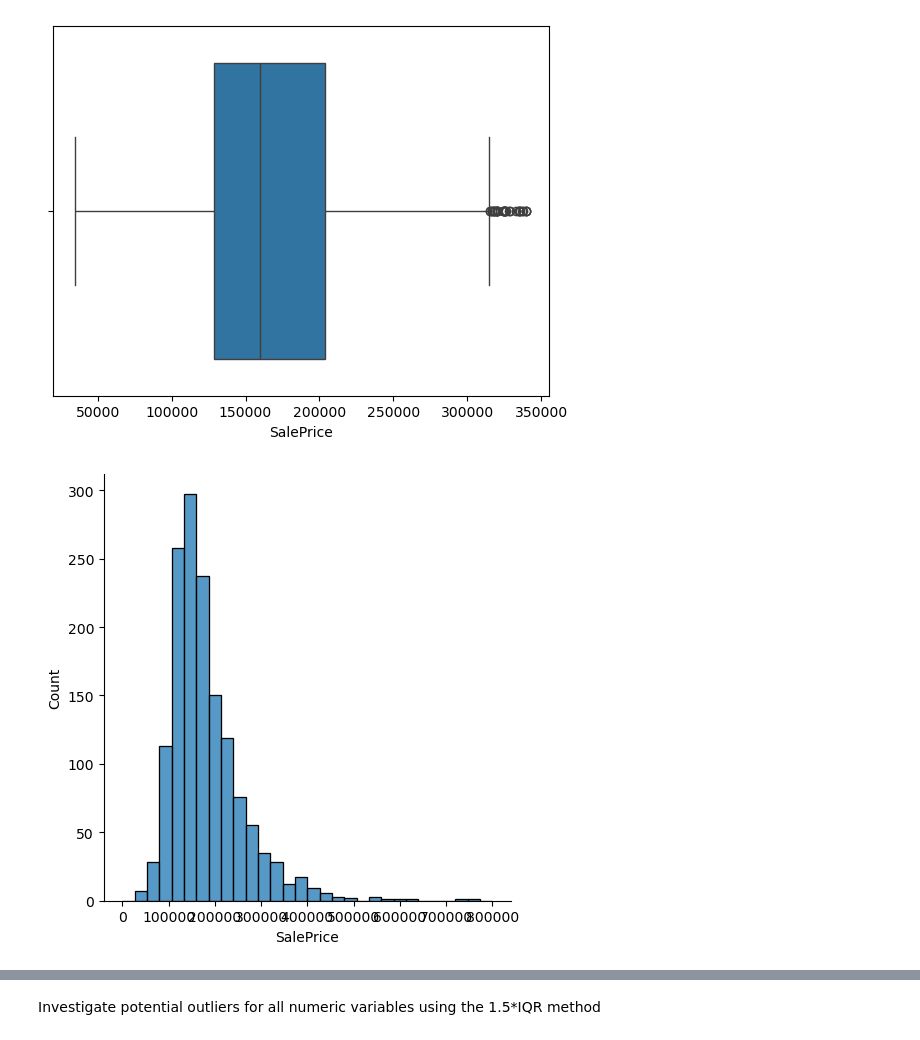
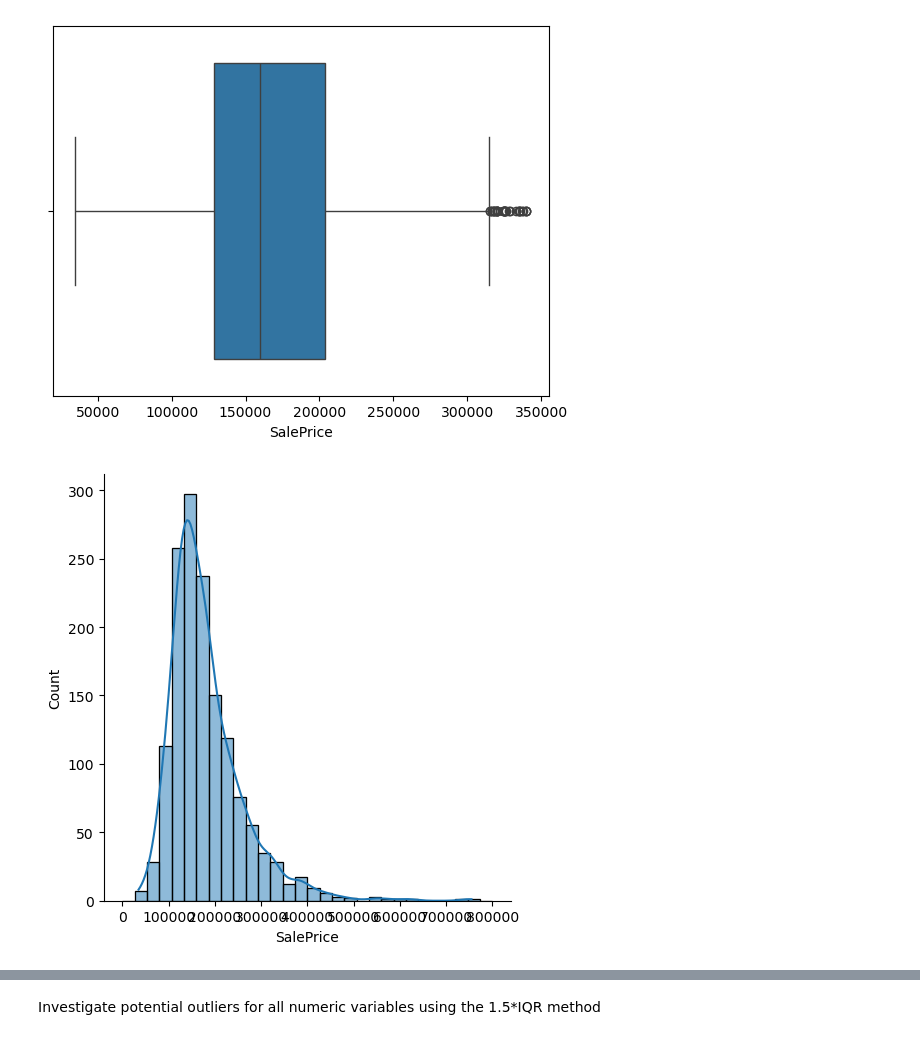
Before and after one commit to davidzhao1015/davidzhao1015.github.io, a Jupyter notebook: assets/jupyter/house-price-EDA.ipynb, the cells around one changed output, grey strips where cells are left out. Saved outputs shown, nothing was run; the diff lists cells and outputs as text; code cells hidden in the pictures.

```diff
--- a/assets/jupyter/house-price-EDA.ipynb
+++ b/assets/jupyter/house-price-EDA.ipynb
@@ -33,3 +33,6 @@ The dataset is split into two files: train.csv and test.csv. The train.csv file
 # %%
 # Read the training data
 train_df = pd.read_csv('data/train.csv')
+# %%
+# Drop Id column
+train_df = train_df.drop(columns = ['Id'])
@@ -144,7 +181,7 @@ df_series = {
 df_na = pd.DataFrame(df_series)
 
 # Add a column na_percent
-unique_id_count = train_df["Id"].nunique() # 1460
+unique_id_count = train_df.shape[0]
 df_na["na_percent"] = df_na["na_count"] / unique_id_count * 100
 
 print(df_na.sort_values(by="na_percent"))
@@ -355,8 +359,8 @@ plt.show()
 [figure]
 # %%
 # Draw histogram for SalePrice before and after removing outliers
-sns.displot(x = train_df_dropna["SalePrice"], bins=30, binrange=(0, 800000)) # Before removing outliers
+sns.displot(x = train_df_dropna["SalePrice"], bins=30, binrange=(0, 800000), kde=True) # Before removing outliers
 plt.show()
 # %% [output]
-[figure, old version]
+[figure, new version]
 # %%
```
Also changed, not shown: parts of 61 cells of this notebook.
